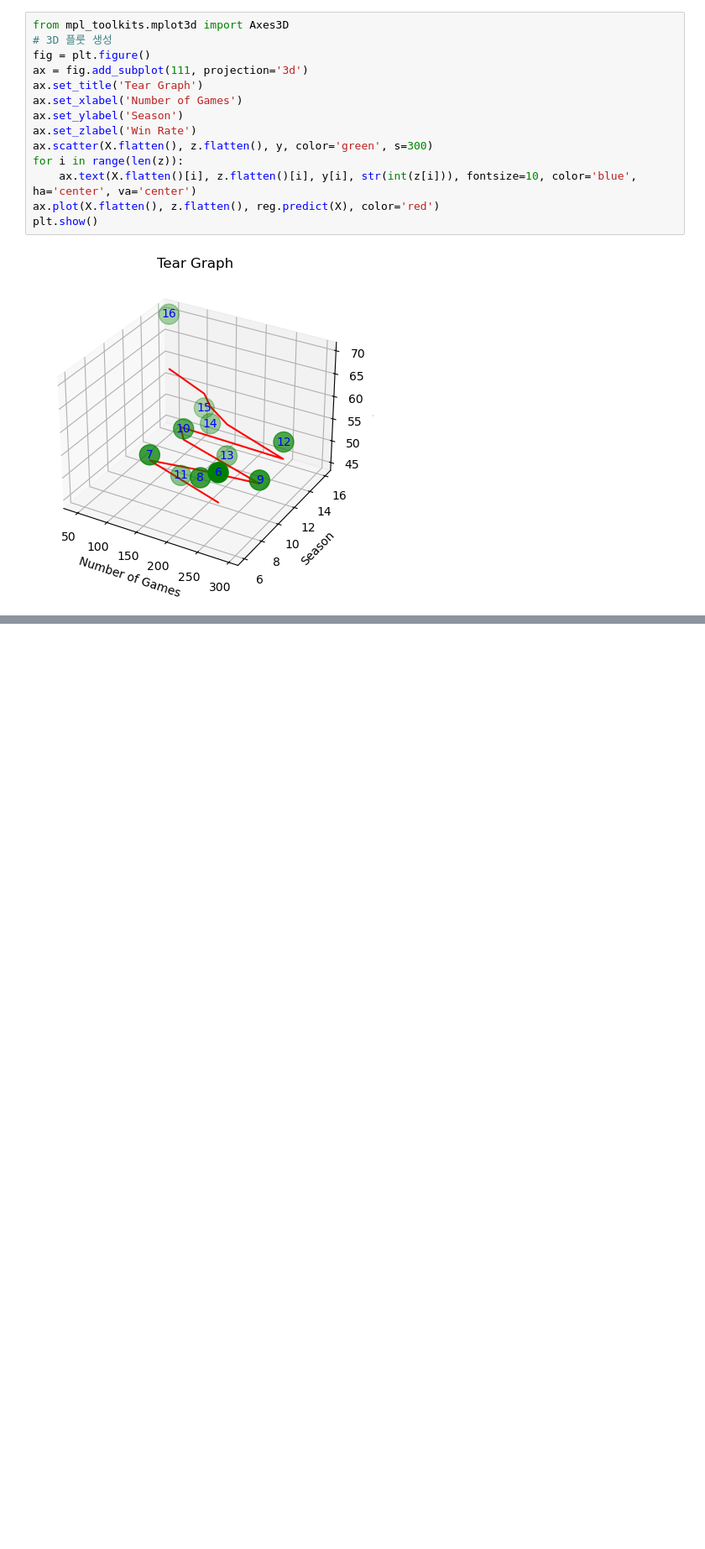
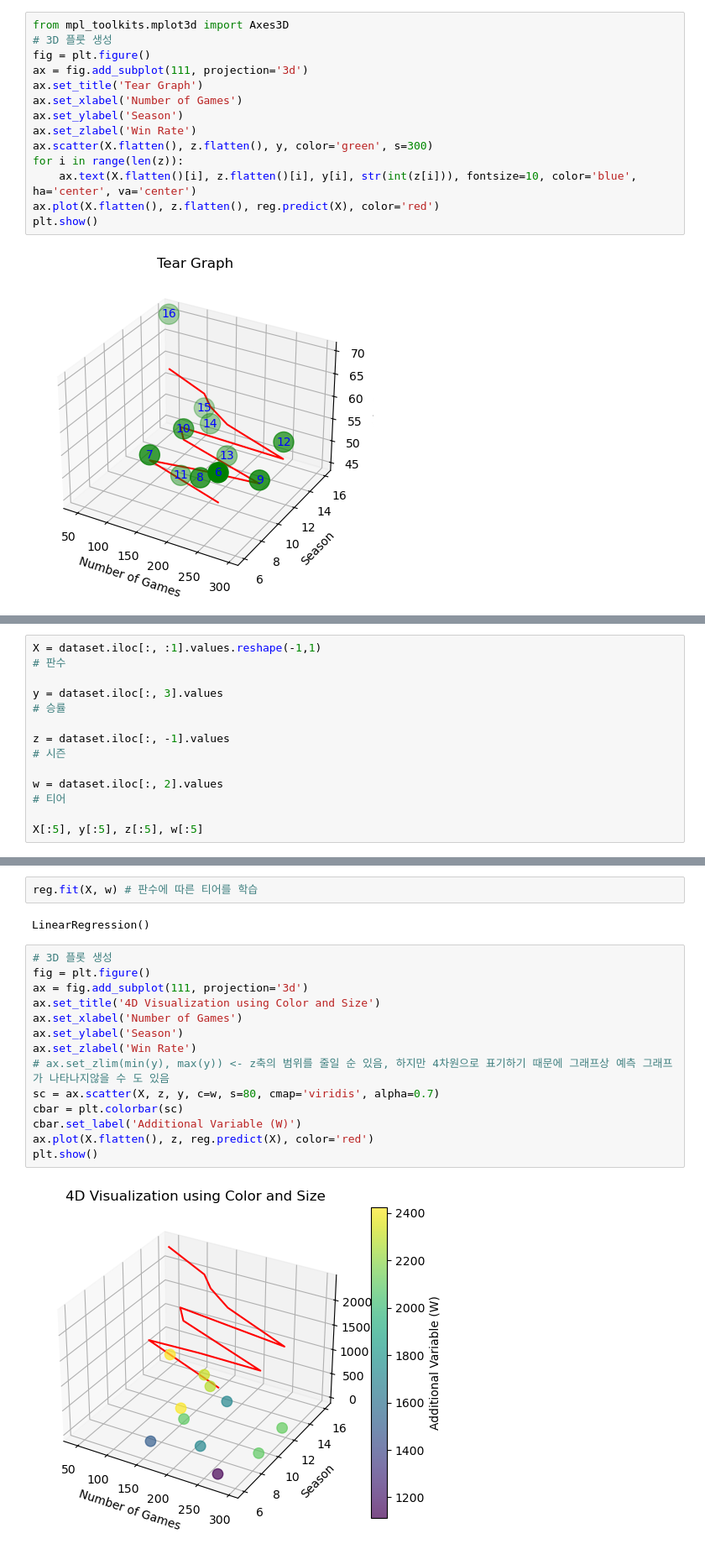
Before and after one commit to Kor-NOH/ML_study, a Jupyter notebook: Lol_tear/LolTear_Pol.ipynb, the cells around one changed output, grey strips where cells are left out. Shown at 84% size. Cells and saved outputs as stored; diff of their text form; blank space fills up the shorter version.

```diff
--- a/Lol_tear/LolTear_Pol.ipynb
+++ b/Lol_tear/LolTear_Pol.ipynb
@@ -52,0 +55,14 @@ plt.show()
+# %%
+X = dataset.iloc[:, :1].values.reshape(-1,1)
+# 판수
+
+y = dataset.iloc[:, 3].values
+# 승률
+
+z = dataset.iloc[:, -1].values
+# 시즌
+
+w = dataset.iloc[:, 2].values
+# 티어
+
+X[:5], y[:5], z[:5], w[:5]
@@ -52,0 +78,20 @@ plt.show()
+# %%
+reg.fit(X, w) # 판수에 따른 티어를 학습
+# %% [output]
+LinearRegression()
+# %%
+# 3D 플롯 생성
+fig = plt.figure()
+ax = fig.add_subplot(111, projection='3d')
+ax.set_title('4D Visualization using Color and Size')
+ax.set_xlabel('Number of Games')
+ax.set_ylabel('Season')
+ax.set_zlabel('Win Rate')
+# ax.set_zlim(min(y), max(y)) <- z축의 범위를 줄일 순 있음, 하지만 4차원으로 표기하기 때문에 그래프상 예측 그래프가 나타나지않을 수 도 있음
+sc = ax.scatter(X, z, y, c=w, s=80, cmap='viridis', alpha=0.7)
+cbar = plt.colorbar(sc)
+cbar.set_label('Additional Variable (W)')
+ax.plot(X.flatten(), z, reg.predict(X), color='red')
+plt.show()
+# %% [output]
+[figure, added]
```
Also changed, not shown: parts of 3 cells of this notebook, 1 other file.
